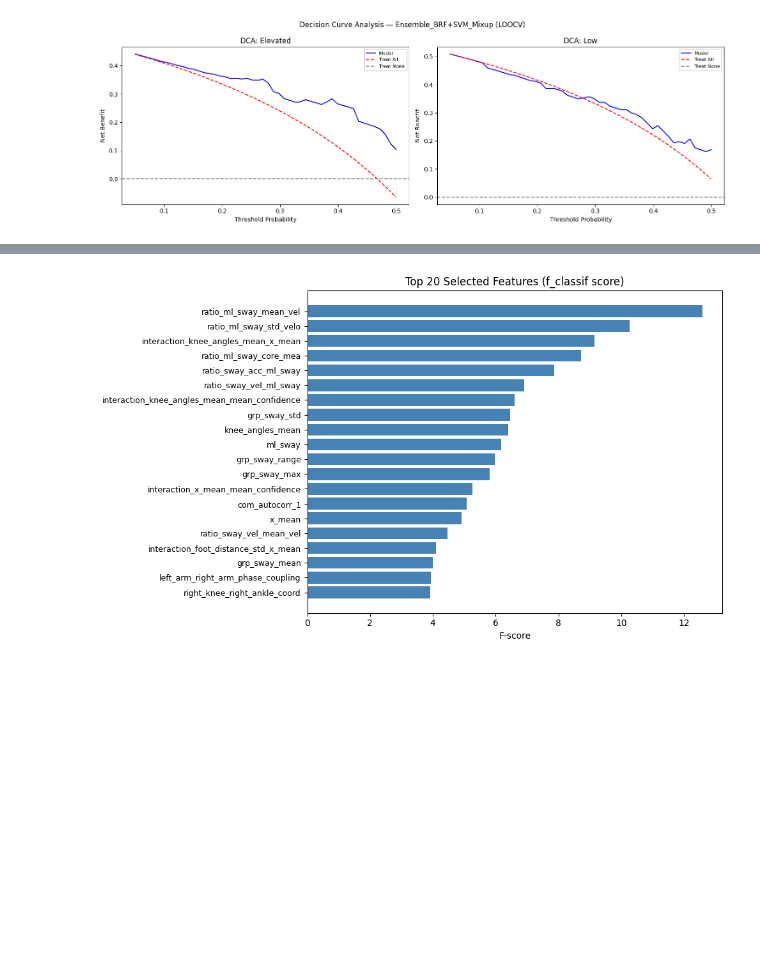
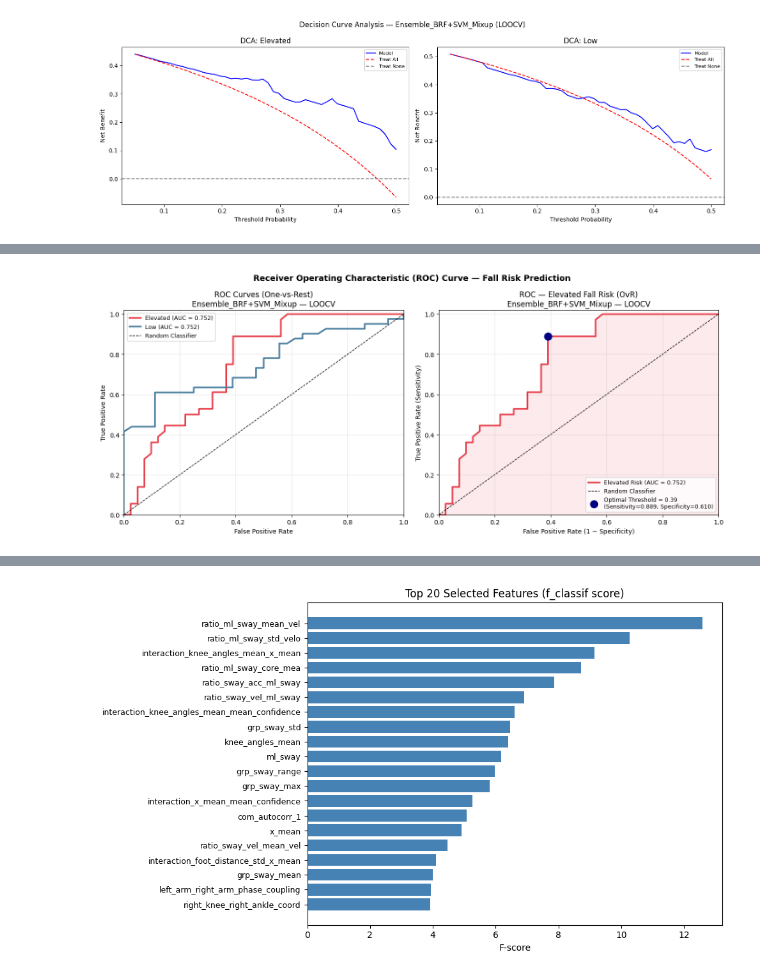
Before and after one commit to ImWaiKin/sindance, a Jupyter notebook: Fall Risk Model/3. Fall_Risk_Prediction.ipynb, the cells around one changed output, grey strips where cells are left out. Drawn from its saved outputs; the diff is of its cells as text; code cells hidden in the pictures; blank space fills up the shorter version.

Commit message:
Added ROC curve

```diff
--- a/Fall Risk Model/3. Fall_Risk_Prediction.ipynb
+++ b/Fall Risk Model/3. Fall_Risk_Prediction.ipynb
@@ -1232,0 +1237,76 @@ else:
+# %%
+# Receiver Operating Characteristic (ROC) Curve
+import matplotlib.pyplot as plt
+import numpy as np
+from sklearn.metrics import roc_curve, auc
+
+if 'all_probs' in dir() and all_probs.sum() > 0:
+    elev_idx = int(np.where(le.classes_ == 'Elevated')[0][0])
+
+    fig, axes = plt.subplots(1, 2, figsize=(14, 6))
+
+    # --- Left: ROC per class (one-vs-rest) ---
+    ax = axes[0]
+    colors_roc = ['#E63946', '#457B9D', '#2A9D8F', '#F4A261']
+    for cls_i, cls_name in enumerate(le.classes_):
+        y_bin = (y_enc == cls_i).astype(int)
+        fpr, tpr, _ = roc_curve(y_bin, all_probs[:, cls_i])
+        roc_auc = auc(fpr, tpr)
+        ax.plot(fpr, tpr, lw=2.5, color=colors_roc[cls_i % len(colors_roc)],
+                label=f'{cls_name} (AUC = {roc_auc:.3f})')
+    ax.plot([0, 1], [0, 1], 'k--', lw=1, label='Random Classifier')
+    ax.set_xlabel('False Positive Rate')
+    ax.set_ylabel('True Positive Rate')
+    ax.set_title(f'ROC Curves (One-vs-Rest)\n{best_name} — LOOCV')
+    ax.legend(fontsize=9)
+    ax.set_xlim([0, 1])
+    ax.set_ylim([0, 1.02])
+    ax.grid(alpha=0.3)
+
+    # --- Right: Detailed ROC for Elevated class with optimal threshold ---
+    ax = axes[1]
+    y_bin = (y_enc == elev_idx).astype(int)
+    fpr, tpr, thresholds = roc_curve(y_bin, all_probs[:, elev_idx])
+    roc_auc = auc(fpr, tpr)
+
+    # Optimal threshold via Youden's J statistic
+    j_scores = tpr - fpr
+    best_t_idx = np.argmax(j_scores)
+    best_threshold = thresholds[best_t_idx]
+
+    ax.plot(fpr, tpr, color='#E63946', lw=2.5,
+            label=f'Elevated Risk (AUC = {roc_auc:.3f})')
+    ax.fill_between(fpr, tpr, alpha=0.10, color='#E63946')
+    ax.plot([0, 1], [0, 1], 'k--', lw=1, label='Random Classifier')
+    ax.scatter(fpr[best_t_idx], tpr[best_t_idx], s=140, color='navy', zorder=5,
+               label=f"Optimal Threshold = {best_threshold:.2f}\n"
+                     f"(Sensitivity={tpr[best_t_idx]:.3f}, Specificity={1-fpr[best_t_idx]:.3f})")
+    ax.set_xlabel('False Positive Rate (1 − Specificity)')
+    ax.set_ylabel('True Positive Rate (Sensitivity)')
+    ax.set_title(f'ROC — Elevated Fall Risk (OvR)\n{best_name} — LOOCV')
+    ax.legend(fontsize=9)
+    ax.set_xlim([0, 1])
+    ax.set_ylim([0, 1.02])
+    ax.grid(alpha=0.3)
+
+    plt.suptitle('Receiver Operating Characteristic (ROC) Curve — Fall Risk Prediction',
+                 fontsize=13, fontweight='bold')
+    plt.tight_layout()
+    plt.show()
+
+    # Summary
+    print(f'\nROC-AUC Summary  ({best_name}, LOOCV, n={len(y_enc)})')
+    print('=' * 52)
+    for cls_i, cls_name in enumerate(le.classes_):
+        y_bin_c = (y_enc == cls_i).astype(int)
+        fpr_c, tpr_c, _ = roc_curve(y_bin_c, all_probs[:, cls_i])
+        print(f'  {cls_name:<22}  AUC = {auc(fpr_c, tpr_c):.4f}')
+    print('=' * 52)
+    print(f'  Optimal threshold (Elevated) : {best_threshold:.3f}')
+    print(f'  Sensitivity at optimal       : {tpr[best_t_idx]:.4f}')
+    print(f'  Specificity at optimal       : {1-fpr[best_t_idx]:.4f}')
+    print(f"  Youden's J                   : {j_scores[best_t_idx]:.4f}")
+else:
+    print('Run the Decision Curve Analysis cell first to compute LOOCV probabilities.')
+# %% [output]
+[figure, added]
```
Also changed, not shown: parts of 3 cells of this notebook.
